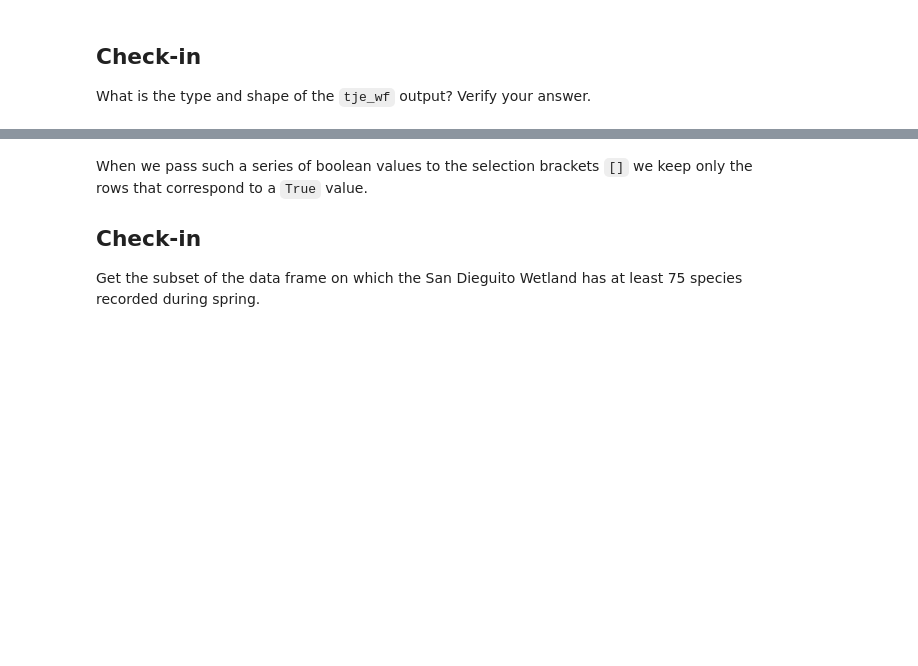
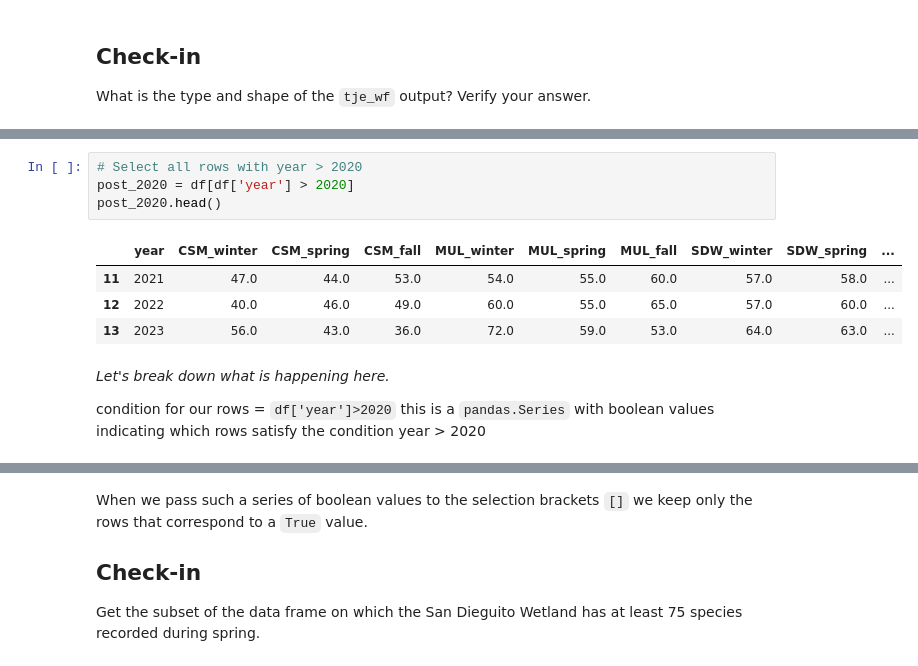
Before and after one commit to gitanjali1024/eds220-in-class, a Jupyter notebook: Week1/week-1-pandas-subsetting-STUDENTS.ipynb, the cells around one changed output, grey strips where cells are left out. Saved outputs shown, nothing was run; the diff lists cells and outputs as text; blank space fills up the shorter version.

```diff
--- a/Week1/week-1-pandas-subsetting-STUDENTS.ipynb
+++ b/Week1/week-1-pandas-subsetting-STUDENTS.ipynb
@@ -207,0 +276,13 @@ We are interested in all data after 2020.
+# %%
+# Select all rows with year > 2020
+post_2020 = df[df['year'] > 2020]
+post_2020.head()
+# %% [output]
+|  | year | CSM_winter | CSM_spring | CSM_fall | MUL_winter | MUL_spring | MUL_fall | SDW_winter | SDW_spring | ... |
+| 11 | 2021 | 47.0 | 44.0 | 53.0 | 54.0 | 55.0 | 60.0 | 57.0 | 58.0 | ... |
+| 12 | 2022 | 40.0 | 46.0 | 49.0 | 60.0 | 55.0 | 65.0 | 57.0 | 60.0 | ... |
+| 13 | 2023 | 56.0 | 43.0 | 36.0 | 72.0 | 59.0 | 53.0 | 64.0 | 63.0 | ... |
+# %% [markdown]
+*Let's break down what is happening here.*
+
+condition for our rows = `df['year']>2020` this is a `pandas.Series` with boolean values indicating which rows satisfy the condition year > 2020
```
Also changed, not shown: parts of 24 cells of this notebook, 1 other file.
